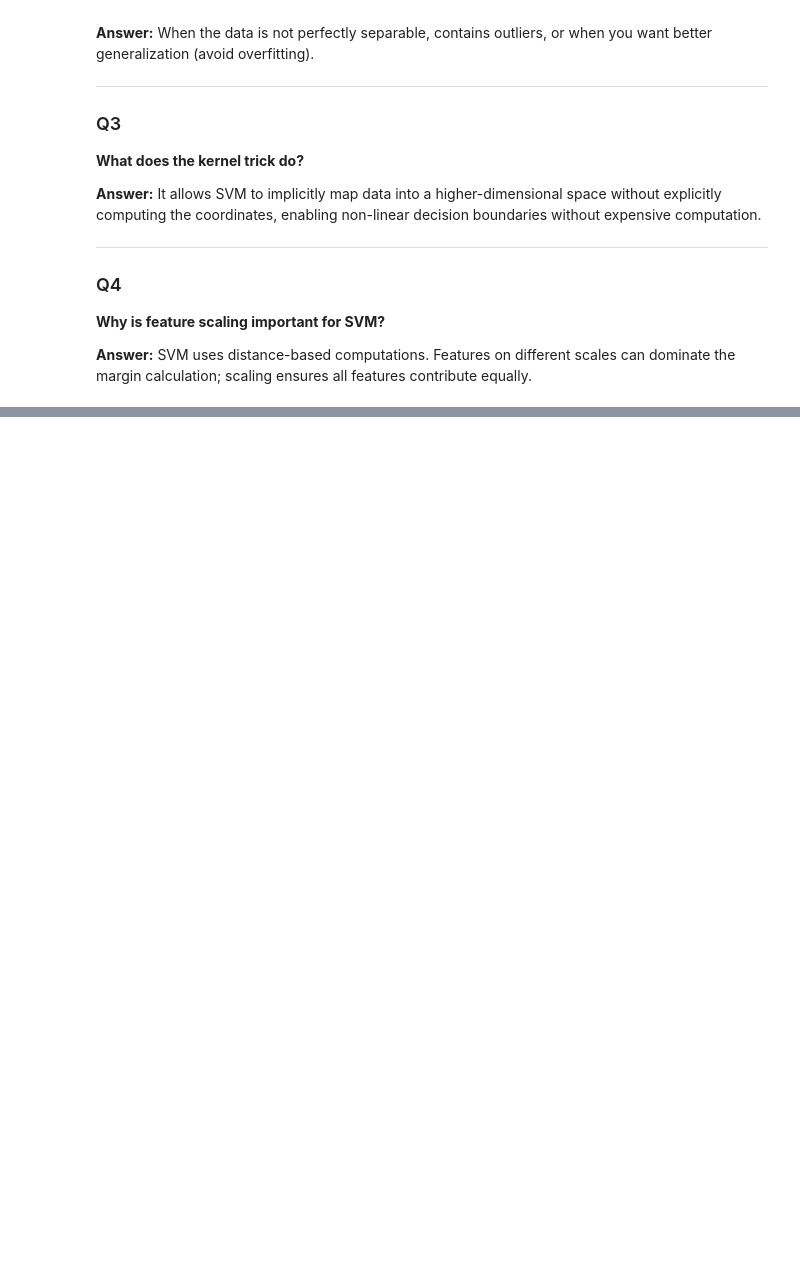
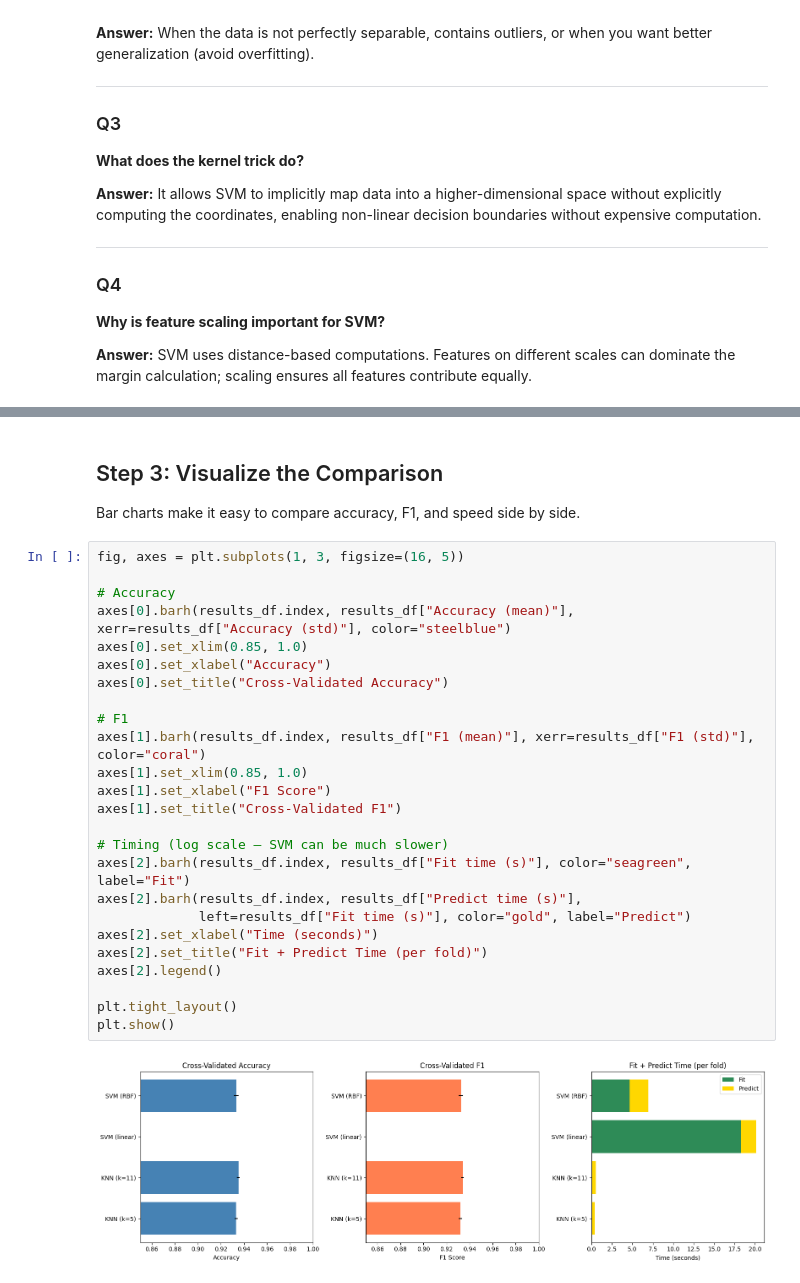
Before and after one commit to calvinberndt/MachineLearning, a Jupyter notebook: Week3/svm-support-vector-machine.ipynb, the cells around one changed output, grey strips where cells are left out. Saved outputs shown, nothing was run; the diff lists cells and outputs as text; blank space fills up the shorter version.

```diff
--- a/Week3/svm-support-vector-machine.ipynb
+++ b/Week3/svm-support-vector-machine.ipynb
@@ -219,0 +343,31 @@ Best kernel: rbf
+# %% [markdown]
+## Step 3: Visualize the Comparison
+
+Bar charts make it easy to compare accuracy, F1, and speed side by side.
+# %%
+fig, axes = plt.subplots(1, 3, figsize=(16, 5))
+
+# Accuracy
+axes[0].barh(results_df.index, results_df["Accuracy (mean)"], xerr=results_df["Accuracy (std)"], color="steelblue")
+axes[0].set_xlim(0.85, 1.0)
+axes[0].set_xlabel("Accuracy")
+axes[0].set_title("Cross-Validated Accuracy")
+
+# F1
+axes[1].barh(results_df.index, results_df["F1 (mean)"], xerr=results_df["F1 (std)"], color="coral")
+axes[1].set_xlim(0.85, 1.0)
+axes[1].set_xlabel("F1 Score")
+axes[1].set_title("Cross-Validated F1")
+
+# Timing (log scale — SVM can be much slower)
+axes[2].barh(results_df.index, results_df["Fit time (s)"], color="seagreen", label="Fit")
+axes[2].barh(results_df.index, results_df["Predict time (s)"],
+             left=results_df["Fit time (s)"], color="gold", label="Predict")
+axes[2].set_xlabel("Time (seconds)")
+axes[2].set_title("Fit + Predict Time (per fold)")
+axes[2].legend()
+
+plt.tight_layout()
+plt.show()
+# %% [output]
+[figure, added]
```
Also changed, not shown: parts of 12 cells of this notebook, 1 other file.
